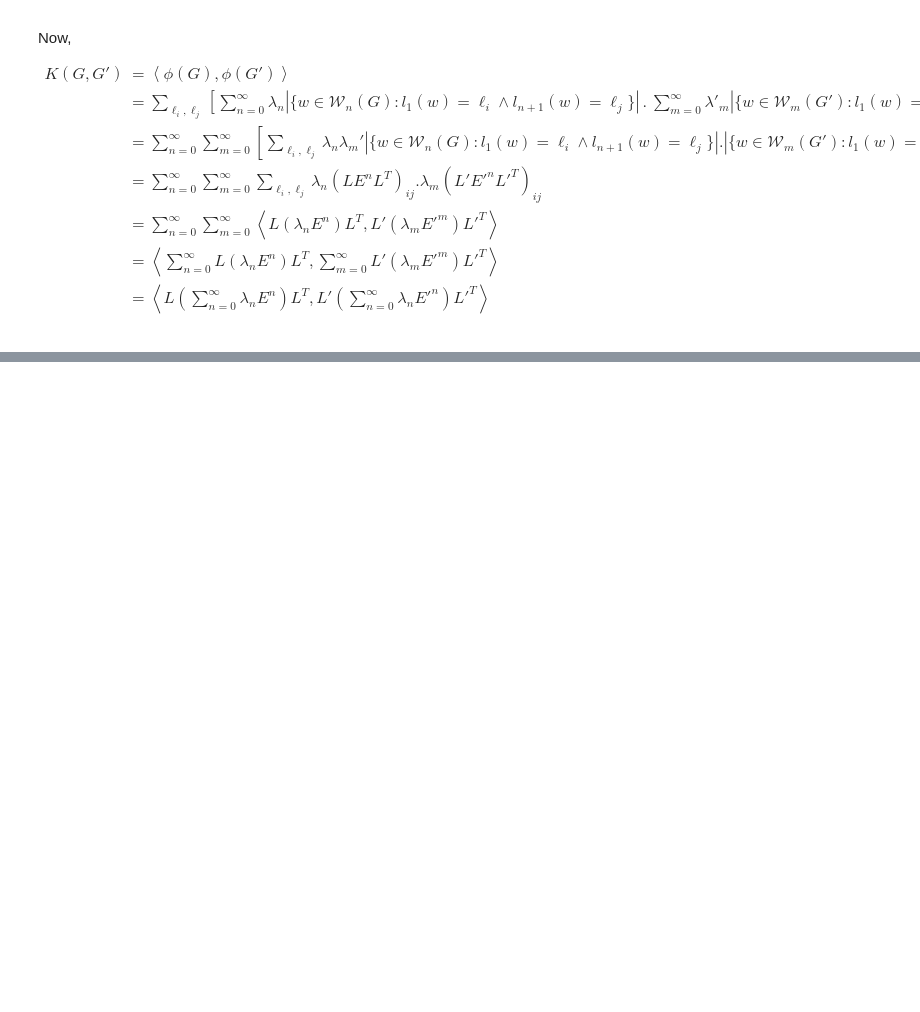
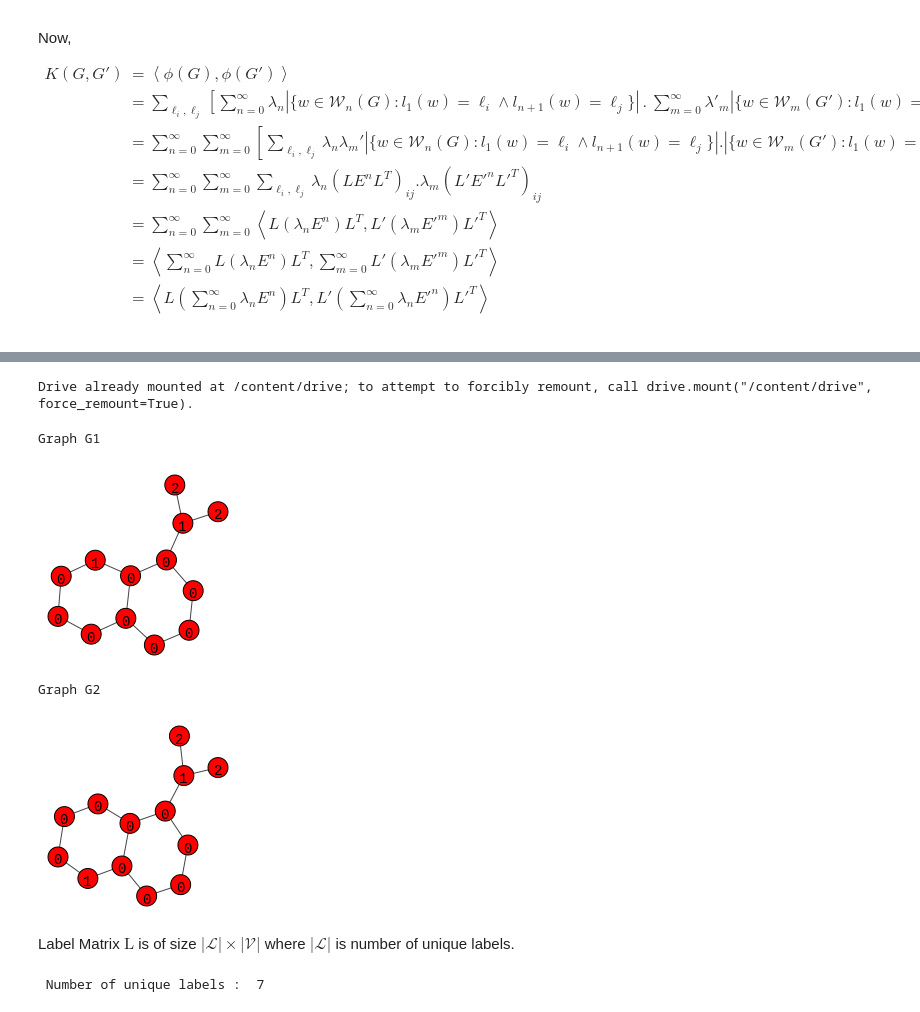
Before and after one commit to SaitejaUtpala/Implementation-of-Graph-kernels, a Jupyter notebook: Label_Pair_Graph_Kernels.ipynb, the cells around one changed output, grey strips where cells are left out. Drawn from its saved outputs; the diff is of its cells as text; code cells hidden in the pictures; blank space fills up the shorter version.

Commit message:
updated label pair graph kernels

```diff
--- a/Label_Pair_Graph_Kernels.ipynb
+++ b/Label_Pair_Graph_Kernels.ipynb
@@ -48,0 +122,18 @@ $$
+# %%
+#mounting the data  on drive
+
+from google.colab import drive
+drive.mount('/content/drive')
+path = 'data/graph_data'
+# %% [output]
+Drive already mounted at /content/drive; to attempt to forcibly remount, call drive.mount("/content/drive", force_remount=True).
+# %%
+#retreving the file names
+
+def get_data(path):
+  graph_files = []
+  for file in os.listdir(path):
+    if file.endswith('gml'):
+        graph_files.append(os.path.join(path,file))
+  graph_files.sort()
+  return graph_files
@@ -48,0 +151,24 @@ $$
+# %%
+#making sure that multiple igraph plots are shown in single jupyter cell
+
+def plot(G,id):
+  print("Graph "+id,end= "\n\n")
+  ig.plot(G,bbox = (200, 200)).save('temporary.png')
+  display(Image(filename='temporary.png'))
+  os.remove('temporary.png')
+# %%
+#sample graph visualization
+
+path = '/content/drive/MyDrive/data/graph_data/MUTAG'
+graph_files = get_data(path)
+G0 = ig.read(graph_files[1])
+G1 = ig.read(graph_files[2])
+plot(G0,"G1")
+plot(G1,"G2")
+# %% [output]
+Graph G1
+[figure, added]
+Graph G2
+[figure, added]
+# %% [markdown]
+Label Matrix $\text{L}$ is of size $|\mathcal{L}| \times |\mathcal{V}|$ where $|\mathcal{L}|$ is number of unique labels.
@@ -48,0 +203,7 @@ $$
+# %%
+mutang_path = '/content/drive/MyDrive/data/graph_data/MUTAG'
+Gs = get_Gs(mutang_path)
+sizeof_L = get_sizeof_L(Gs)
+print(" Number of unique labels : ",sizeof_L)
+# %% [output]
+ Number of unique labels :  7
```
Also changed, not shown: parts of 13 cells of this notebook.
